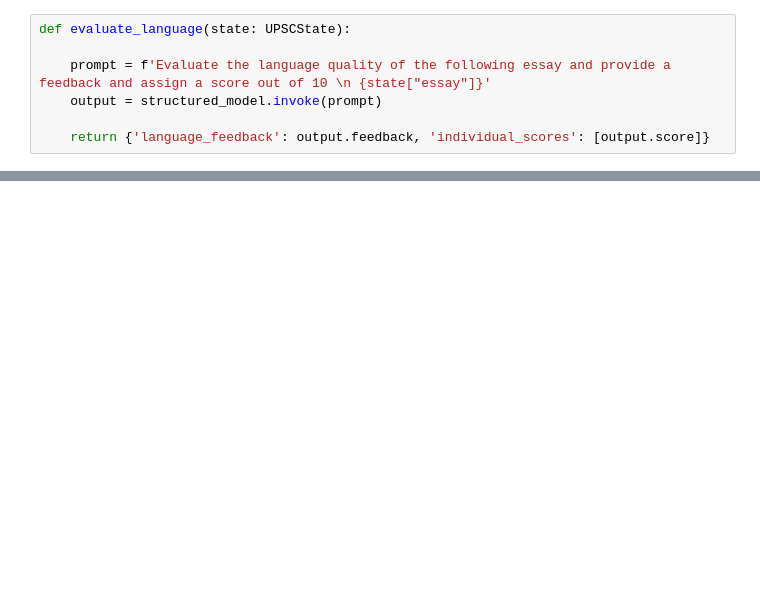
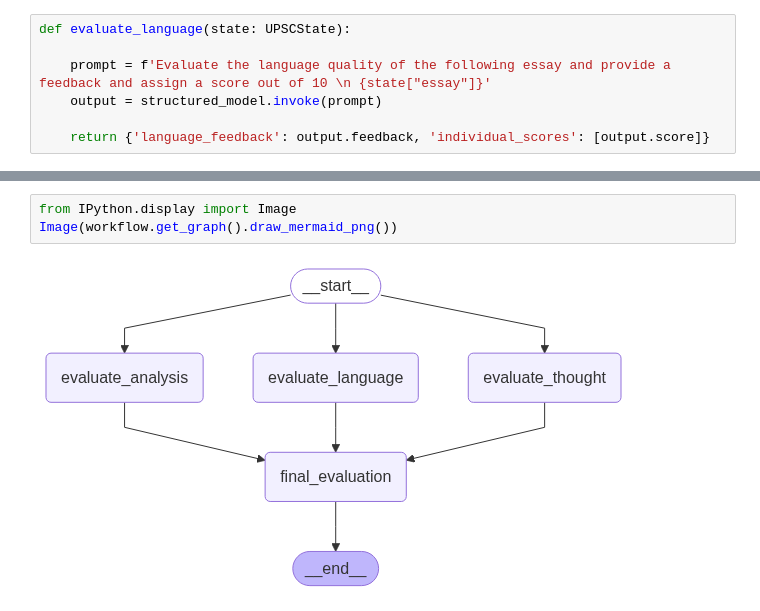
Before and after one commit to Sudu-hub/Langgraph-AgenticAi, a Jupyter notebook: Parellel_workflow/upsc_essay_workflow.ipynb, the cells around one changed output, grey strips where cells are left out. Drawn from its saved outputs; the diff is of its cells as text; blank space fills up the shorter version.

```diff
--- a/Parellel_workflow/upsc_essay_workflow.ipynb
+++ b/Parellel_workflow/upsc_essay_workflow.ipynb
@@ -65,0 +122,5 @@ graph.add_node('final_evaluation', final_evaluation)
+# %%
+from IPython.display import Image
+Image(workflow.get_graph().draw_mermaid_png())
+# %% [output]
+[figure, added]
```
Also changed, not shown: parts of 10 cells of this notebook.
